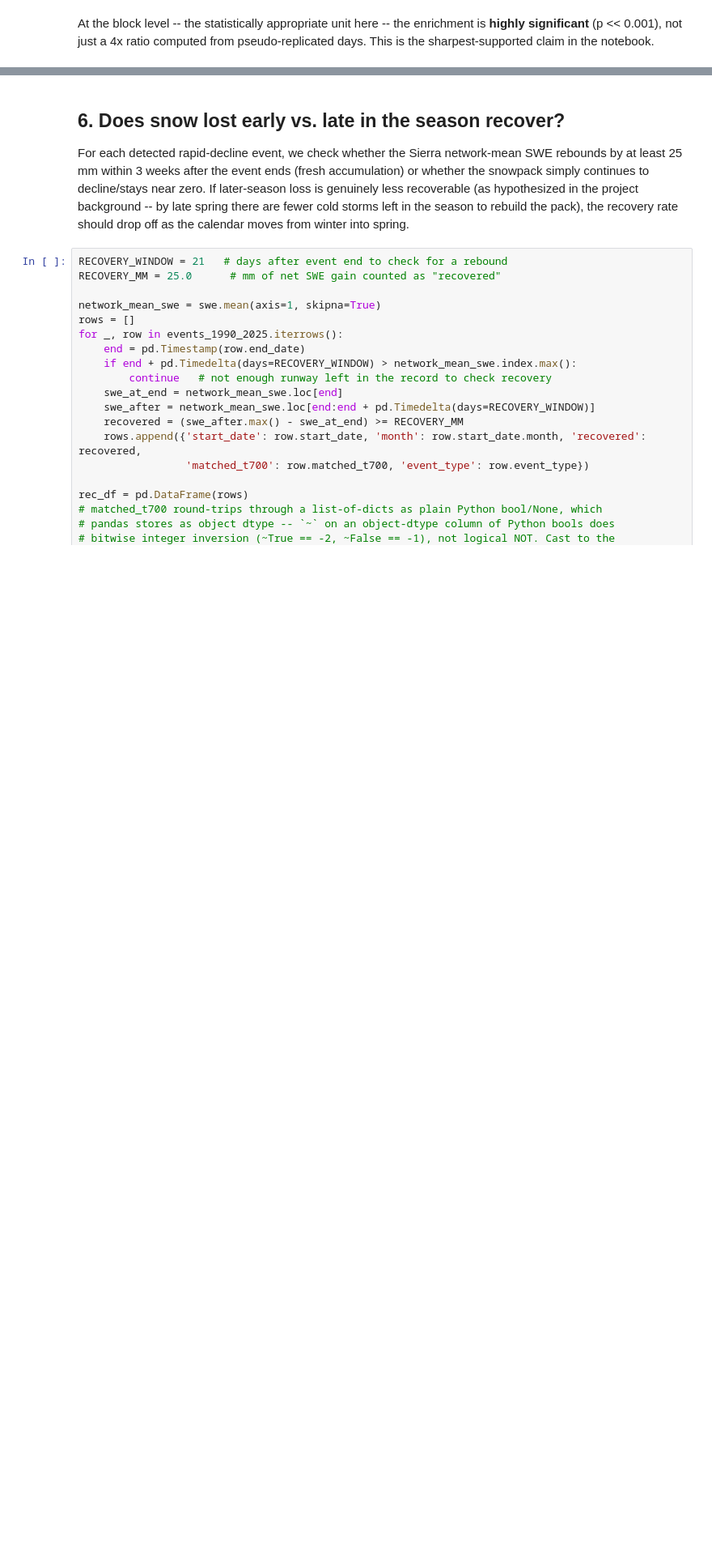
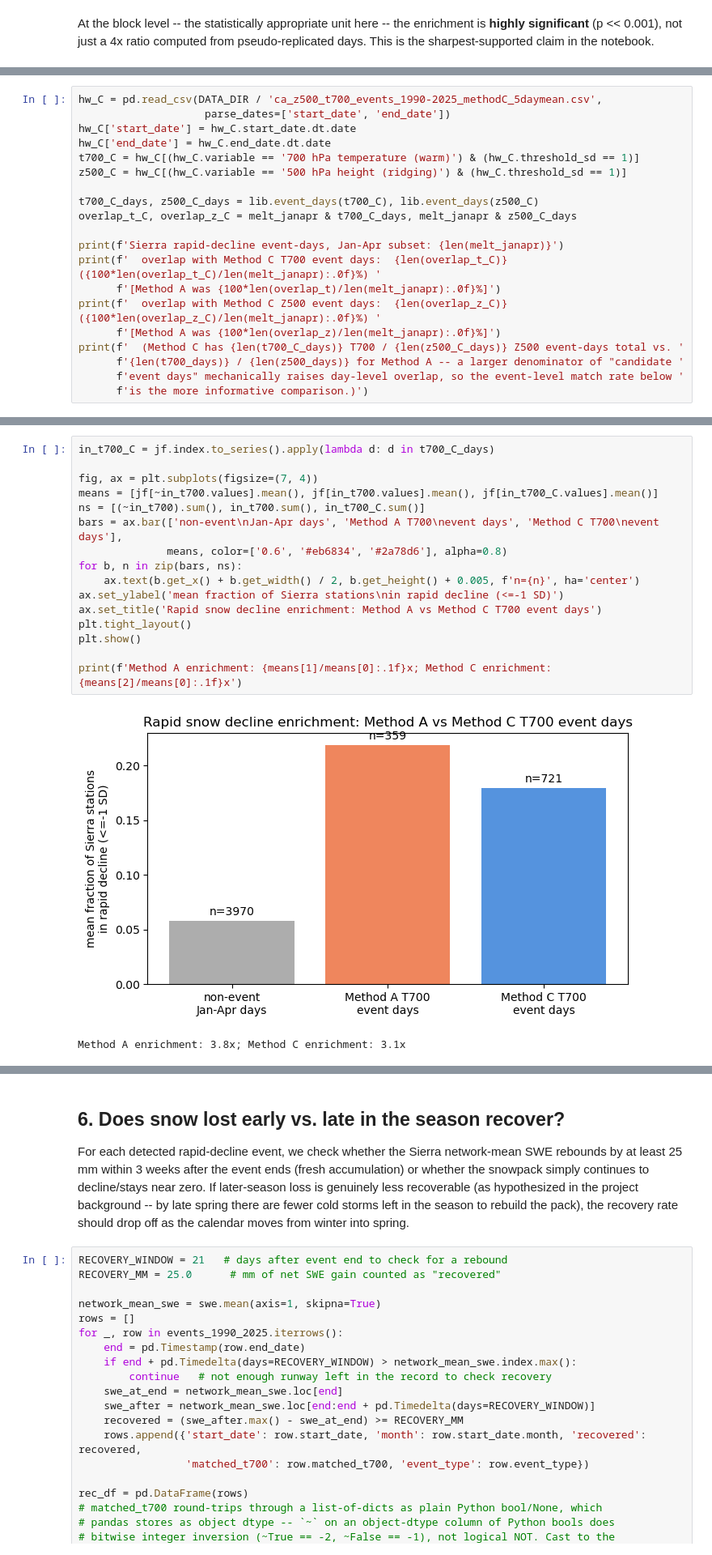
Before and after one commit to ming80302/AR_CA_PROJ, a Jupyter notebook: CA_snowmelt_events_detrend_5day.ipynb, the cells around one changed output, grey strips where cells are left out. Shown at 81% size. Drawn from its saved outputs; the diff is of its cells as text; blank space fills up the shorter version.

```diff
--- a/CA_snowmelt_events_detrend_5day.ipynb
+++ b/CA_snowmelt_events_detrend_5day.ipynb
@@ -1086,0 +999,20 @@ rather than decisive"), now with a number attached to that caveat.
+# %%
+hw_C = pd.read_csv(DATA_DIR / 'ca_z500_t700_events_1990-2025_methodC_5daymean.csv',
+                    parse_dates=['start_date', 'end_date'])
+hw_C['start_date'] = hw_C.start_date.dt.date
+hw_C['end_date'] = hw_C.end_date.dt.date
+t700_C = hw_C[(hw_C.variable == '700 hPa temperature (warm)') & (hw_C.threshold_sd == 1)]
+z500_C = hw_C[(hw_C.variable == '500 hPa height (ridging)') & (hw_C.threshold_sd == 1)]
+
+t700_C_days, z500_C_days = lib.event_days(t700_C), lib.event_days(z500_C)
+overlap_t_C, overlap_z_C = melt_janapr & t700_C_days, melt_janapr & z500_C_days
+
+print(f'Sierra rapid-decline event-days, Jan-Apr subset: {len(melt_janapr)}')
+print(f'  overlap with Method C T700 event days:  {len(overlap_t_C)} ({100*len(overlap_t_C)/len(melt_janapr):.0f}%) '
+      f'[Method A was {100*len(overlap_t)/len(melt_janapr):.0f}%]')
+print(f'  overlap with Method C Z500 event days:  {len(overlap_z_C)} ({100*len(overlap_z_C)/len(melt_janapr):.0f}%) '
+      f'[Method A was {100*len(overlap_z)/len(melt_janapr):.0f}%]')
+print(f'  (Method C has {len(t700_C_days)} T700 / {len(z500_C_days)} Z500 event-days total vs. '
+      f'{len(t700_days)} / {len(z500_days)} for Method A -- a larger denominator of "candidate '
+      f'event days" mechanically raises day-level overlap, so the event-level match rate below '
+      f'is the more informative comparison.)')
@@ -1086,0 +1045,19 @@ rather than decisive"), now with a number attached to that caveat.
+# %%
+in_t700_C = jf.index.to_series().apply(lambda d: d in t700_C_days)
+
+fig, ax = plt.subplots(figsize=(7, 4))
+means = [jf[~in_t700.values].mean(), jf[in_t700.values].mean(), jf[in_t700_C.values].mean()]
+ns = [(~in_t700).sum(), in_t700.sum(), in_t700_C.sum()]
+bars = ax.bar(['non-event\nJan-Apr days', 'Method A T700\nevent days', 'Method C T700\nevent days'],
+              means, color=['0.6', '#eb6834', '#2a78d6'], alpha=0.8)
+for b, n in zip(bars, ns):
+    ax.text(b.get_x() + b.get_width() / 2, b.get_height() + 0.005, f'n={n}', ha='center')
+ax.set_ylabel('mean fraction of Sierra stations\nin rapid decline (<=-1 SD)')
+ax.set_title('Rapid snow decline enrichment: Method A vs Method C T700 event days')
+plt.tight_layout()
+plt.show()
+
+print(f'Method A enrichment: {means[1]/means[0]:.1f}x; Method C enrichment: {means[2]/means[0]:.1f}x')
+# %% [output]
+[figure, added]
+Method A enrichment: 3.8x; Method C enrichment: 3.1x
```
Also changed, not shown: parts of 24 cells of this notebook, 4 other files.
